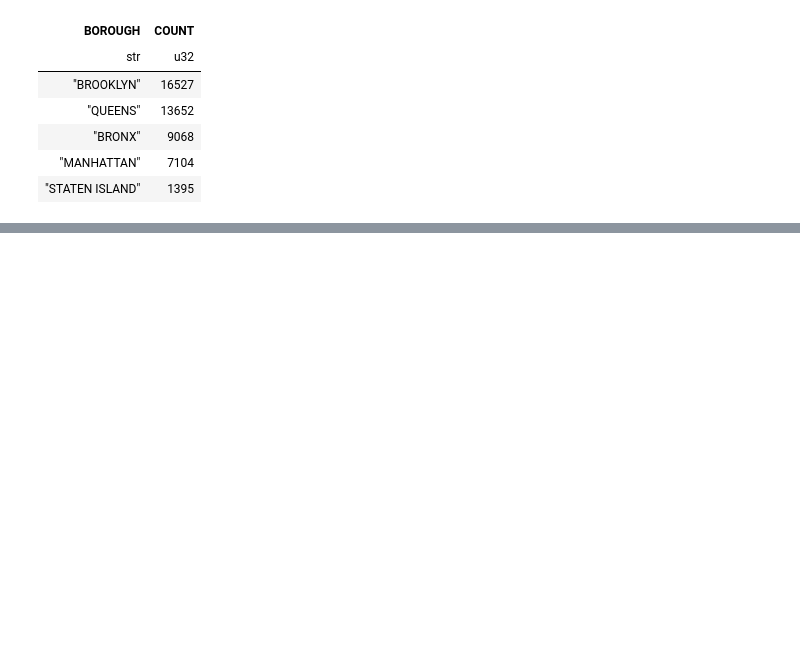
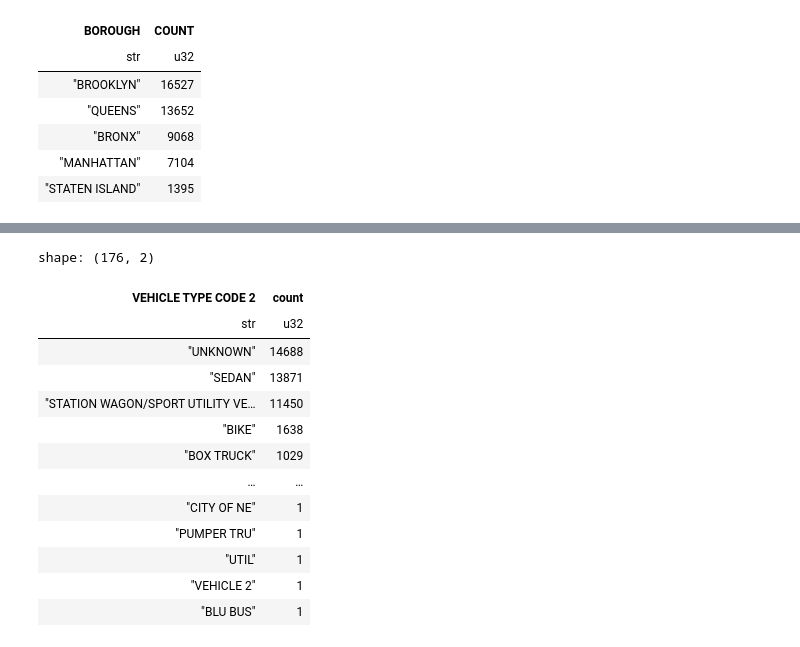
Before and after one commit to khanim-abdullayeva/CodeAlpha_Tasks, a Jupyter notebook: Task 2 - EDA/EDA.ipynb, the cells around one changed output, grey strips where cells are left out. Cells and saved outputs as stored; diff of their text form; code cells hidden in the pictures; blank space fills up the shorter version.

```diff
--- a/Task 2 - EDA/EDA.ipynb
+++ b/Task 2 - EDA/EDA.ipynb
@@ -189,0 +215,18 @@ shape: (47_746, 23)
+# %%
+df["VEHICLE TYPE CODE 2"].value_counts().sort("count", descending = True)
+# A substantial number of Vehicle 2 records have an Unknown vehicle type
+# %% [output]
+shape: (176, 2)
+| VEHICLE TYPE CODE 2 | count |
+| str | u32 |
+| "UNKNOWN" | 14688 |
+| "SEDAN" | 13871 |
+| "STATION WAGON/SPORT UTILITY VE… | 11450 |
+| "BIKE" | 1638 |
+| "BOX TRUCK" | 1029 |
+| … | … |
+| "CITY OF NE" | 1 |
+| "PUMPER TRU" | 1 |
+| "UTIL" | 1 |
+| "VEHICLE 2" | 1 |
+| "BLU BUS" | 1 |
```
Also changed, not shown: parts of 20 cells of this notebook.
